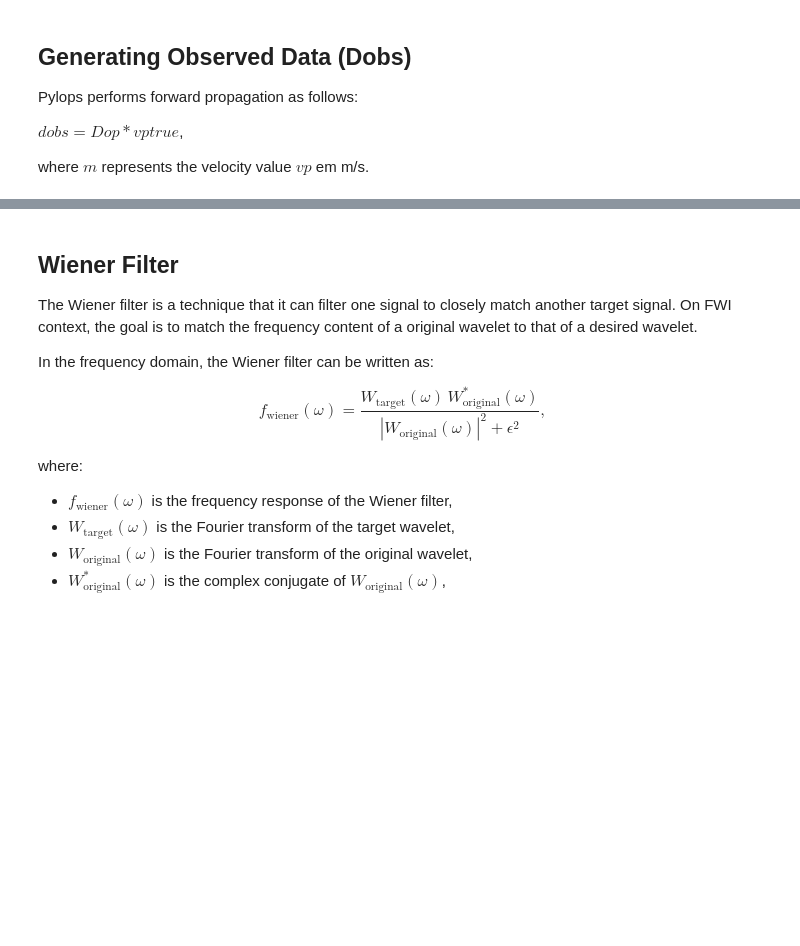
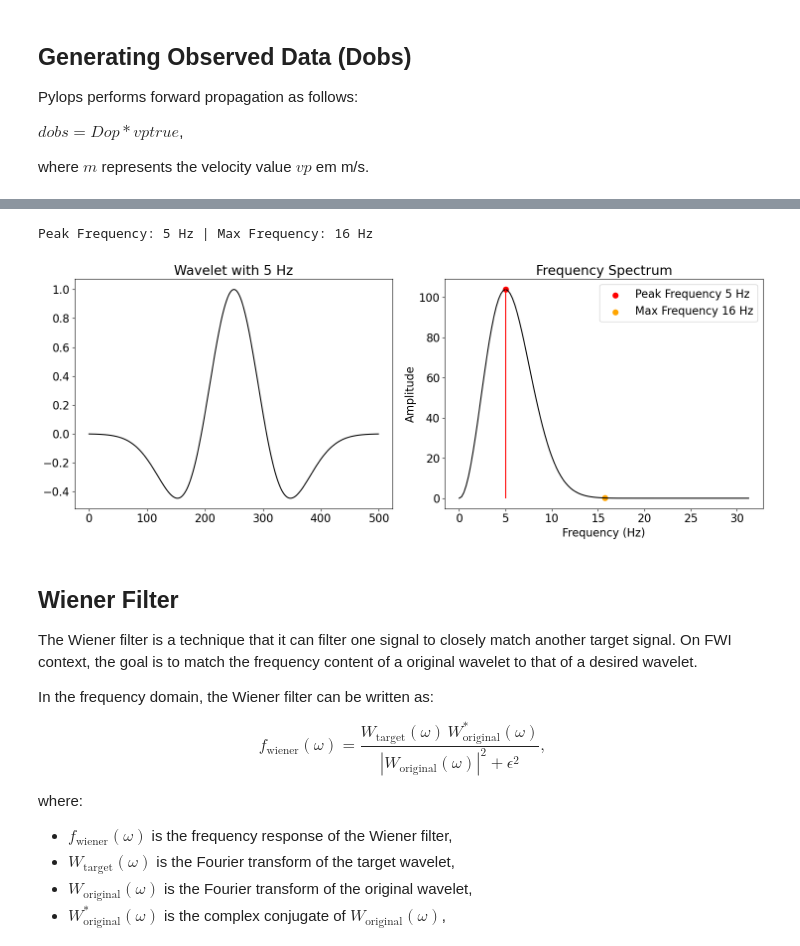
Before and after one commit to LIGA-UFBA/Pylops, a Jupyter notebook: tutorials/notebooks/wiener_filter.ipynb, the cells around one changed output, grey strips where cells are left out. Drawn from its saved outputs; the diff is of its cells as text; code cells hidden in the pictures; blank space fills up the shorter version.

```diff
--- a/tutorials/notebooks/wiener_filter.ipynb
+++ b/tutorials/notebooks/wiener_filter.ipynb
@@ -147,3 +129,9 @@ plot_data(dcalc,shot=shot_dcalc, title=f'Dcalc Shot {shot_dcalc} with {f} Hz')
+# %%
+#plotting frequency spectrum for target wavelet
+fw, ampw, f_peakw, f_maxw = Frequency_spectrum(target_wav, dt=par['dt'])
+# %% [output]
+Peak Frequency: 5 Hz | Max Frequency: 16 Hz
+[figure, added]
 # %% [markdown]
 ## Wiener Filter
 
```
Also changed, not shown: parts of 17 cells of this notebook, 1 other file.
